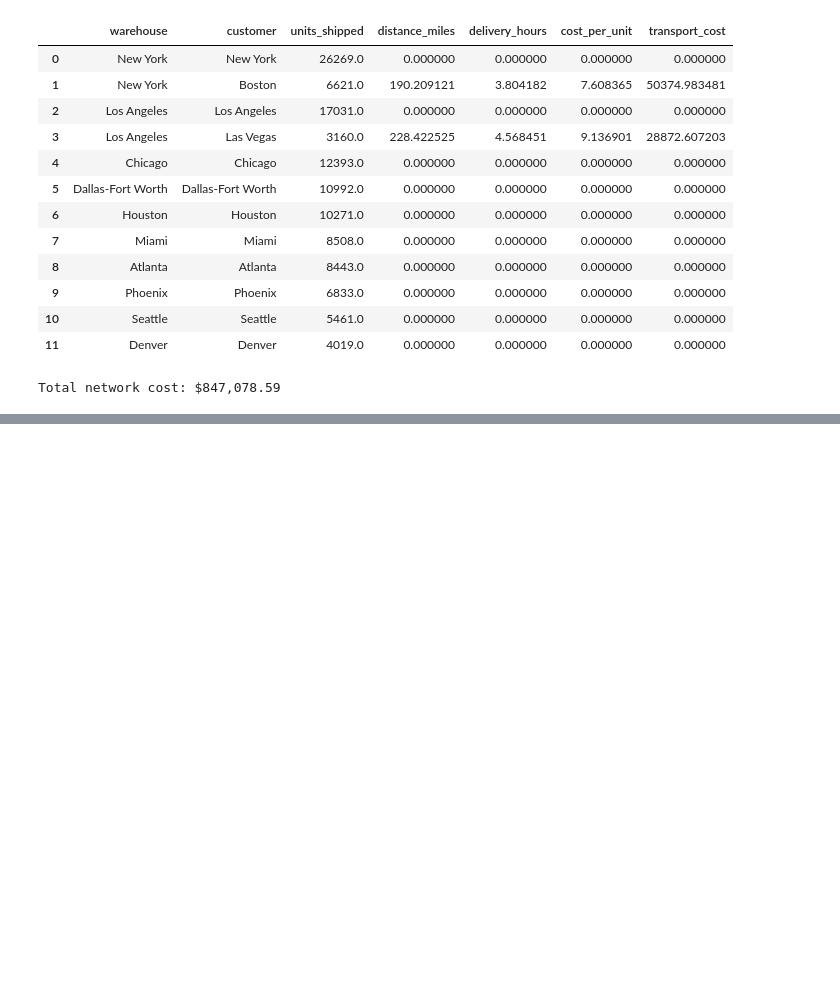
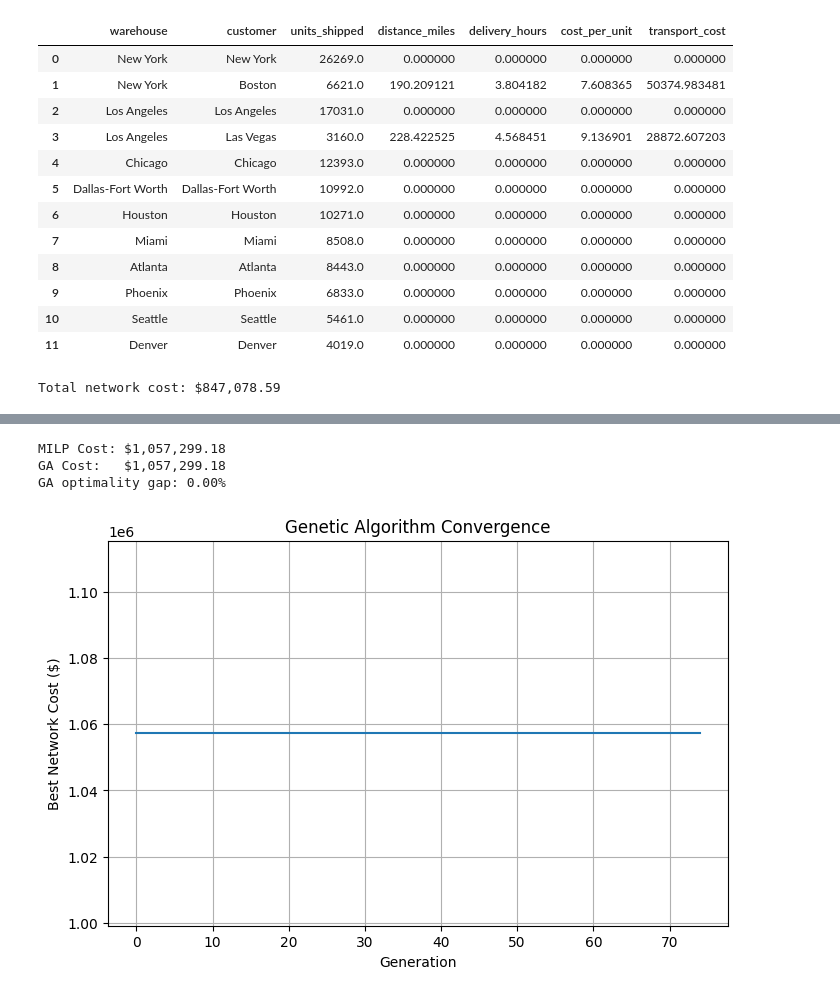
Before and after one commit to Ansarss/Ai_learning_experiments, a Jupyter notebook: Optimization_Techniques_Exercise_.ipynb, the cells around one changed output, grey strips where cells are left out. Cells and saved outputs as stored; diff of their text form; code cells hidden in the pictures; blank space fills up the shorter version.

```diff
--- a/Optimization_Techniques_Exercise_.ipynb
+++ b/Optimization_Techniques_Exercise_.ipynb
@@ -1427,0 +1569,8 @@ Total network cost: $847,078.59
+# %%
+import random
+import numpy as np
+
+NUM_WAREHOUSES = 6
+POPULATION_SIZE = 100
+GENERATIONS = 150
+MUTATION_RATE = 0.10
@@ -1427,0 +1728,20 @@ Total network cost: $847,078.59
+# %%
+POPULATION_SIZE = 60
+GENERATIONS = 75
+MUTATION_RATE = 0.10
+# %%
+fitness_cache = {}
+
+def cached_evaluate(individual):
+
+    key = tuple(individual)
+
+    if key not in fitness_cache:
+        fitness_cache[key] = evaluate_individual(individual)
+
+    return fitness_cache[key]
+# %%
+population = [
+    create_individual()
+    for _ in range(POPULATION_SIZE)
+]
@@ -1427,0 +1845,34 @@ Total network cost: $847,078.59
+# %%
+MILP_COST = 1057299.18
+
+ga_gap_pct = (
+    (best_cost - MILP_COST)
+    / MILP_COST
+    * 100
+)
+
+print(f"MILP Cost: ${MILP_COST:,.2f}")
+print(f"GA Cost:   ${best_cost:,.2f}")
+print(f"GA optimality gap: {ga_gap_pct:.2f}%")
+# %% [output]
+MILP Cost: $1,057,299.18
+GA Cost:   $1,057,299.18
+GA optimality gap: 0.00%
+# %%
+import matplotlib.pyplot as plt
+
+plt.figure(figsize=(8, 5))
+
+plt.plot(
+    range(GENERATIONS),
+    best_cost_history
+)
+
+plt.xlabel("Generation")
+plt.ylabel("Best Network Cost ($)")
+plt.title("Genetic Algorithm Convergence")
+
+plt.grid(True)
+plt.show()
+# %% [output]
+[figure, added]
```
Also changed, not shown: parts of 22 cells of this notebook.
